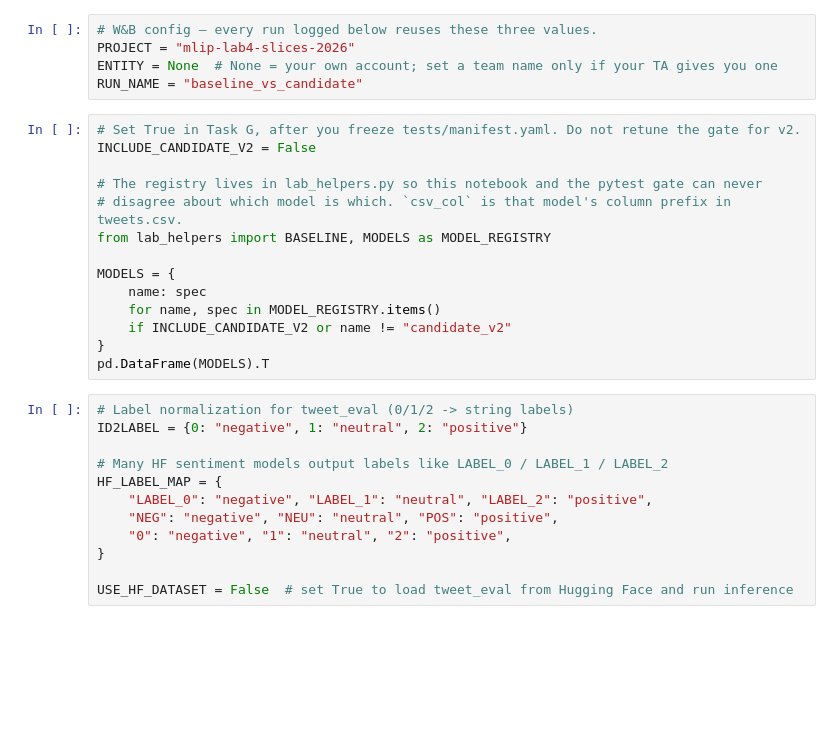
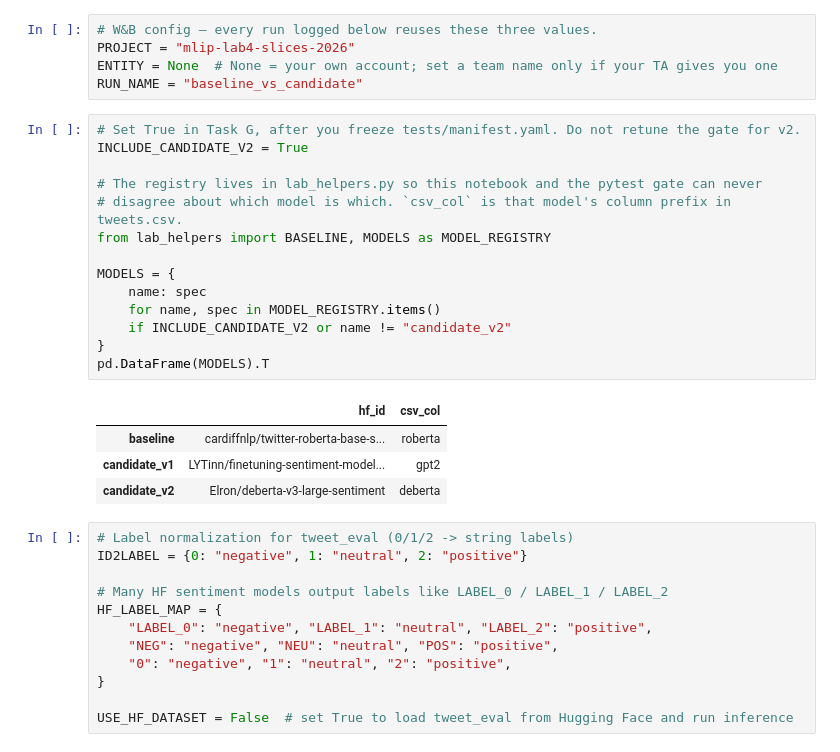
Before and after one commit to AutumnQiu99/Lab-4, a Jupyter notebook: lab4.ipynb, the cells around one changed output. Saved outputs shown, nothing was run; the diff lists cells and outputs as text; blank space fills up the shorter version.

```diff
--- a/lab4.ipynb
+++ b/lab4.ipynb
@@ -32,18 +41,23 @@ ENTITY = None  # None = your own account; set a team name only if your TA gives
 RUN_NAME = "baseline_vs_candidate"
 # %%
 # Set True in Task G, after you freeze tests/manifest.yaml. Do not retune the gate for v2.
-INCLUDE_CANDIDATE_V2 = False
+INCLUDE_CANDIDATE_V2 = True
 
 # The registry lives in lab_helpers.py so this notebook and the pytest gate can never
 # disagree about which model is which. `csv_col` is that model's column prefix in tweets.csv.
 from lab_helpers import BASELINE, MODELS as MODEL_REGISTRY
 
 MODELS = {
     name: spec
     for name, spec in MODEL_REGISTRY.items()
     if INCLUDE_CANDIDATE_V2 or name != "candidate_v2"
 }
 pd.DataFrame(MODELS).T
+# %% [output]
+|  | hf_id | csv_col |
+| baseline | cardiffnlp/twitter-roberta-base-s... | roberta |
+| candidate_v1 | LYTinn/finetuning-sentiment-model... | gpt2 |
+| candidate_v2 | Elron/deberta-v3-large-sentiment | deberta |
 # %%
 # Label normalization for tweet_eval (0/1/2 -> string labels)
 ID2LABEL = {0: "negative", 1: "neutral", 2: "positive"}
```
Also changed, not shown: parts of 21 cells of this notebook, 6 other files.
